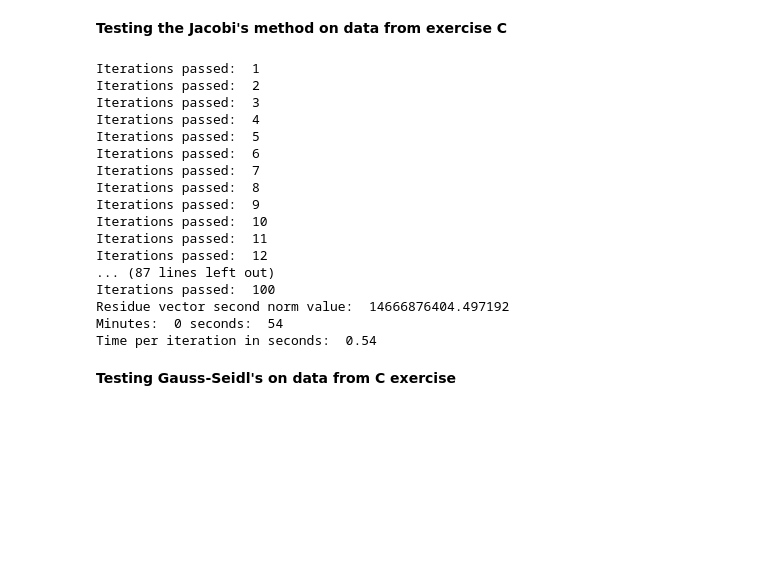
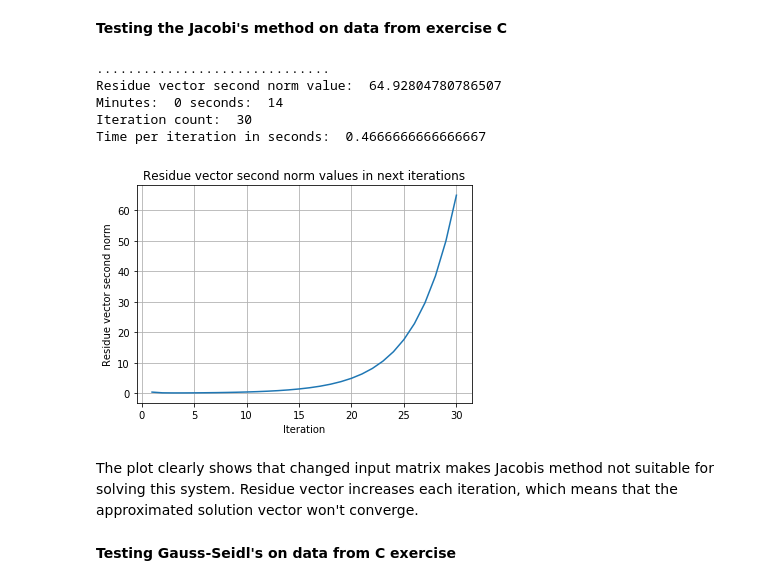
Before and after one commit to Folest/iterative-methods, a Jupyter notebook: notebooks/EquationSolvers.ipynb, the cells around one changed output. Saved outputs shown, nothing was run; the diff lists cells and outputs as text; code cells hidden in the pictures; blank space fills up the shorter version.

Commit message:
Finished. Only comments left.

```diff
--- a/notebooks/EquationSolvers.ipynb
+++ b/notebooks/EquationSolvers.ipynb
@@ -241,36 +218,40 @@ def init_c_exercise():
 # %%
 init_c_exercise()
 generate_equation_system()
 tic()
 
 i = 0
 residue_vector_norm = calculate_residue_vector_norm(A, x, B)
+next_norm_values = []
 while residue_vector_norm > epsilon and i < iter_limit:
-    i += 1
     x = jacobis_next_iteration(A, B, x)
     residue_vector_norm = calculate_residue_vector_norm(A, x, B)
-    print("Iterations passed: ", i)
+    next_norm_values.append(residue_vector_norm)
+    i += 1
+    print(".", end="")
 
 # Printing details about this method time, iteration count etc.
 print_details(A, B, x, i, toc())
+
+# Plotting the value of residue vector norm
+fig, ax = plt.subplots()
+ax.plot(range(1, i + 1), next_norm_values)
+
+ax.set(xlabel='Iteration', ylabel='Residue vector second norm',
+       title='Residue vector second norm values in next iterations')
+ax.grid()
+plt.show()
 # %% [output]
-Iterations passed:  1
-Iterations passed:  2
-Iterations passed:  3
-Iterations passed:  4
-Iterations passed:  5
-Iterations passed:  6
-Iterations passed:  7
-Iterations passed:  8
-Iterations passed:  9
-Iterations passed:  10
-Iterations passed:  11
-Iterations passed:  12
-... (87 lines left out)
-Iterations passed:  100
-Residue vector second norm value:  14666876404.497192
-Minutes:  0 seconds:  54
-Time per iteration in seconds:  0.54
+..............................
+Residue vector second norm value:  64.92804780786507
+Minutes:  0 seconds:  14
+Iteration count:  30
+Time per iteration in seconds:  0.4666666666666667
+[figure, added]
+# %% [markdown]
+The plot clearly shows that changed input matrix makes Jacobis method not suitable for solving
+this system. Residue vector increases each iteration, which means that the approximated
+solution vector won't converge.
 # %% [markdown]
 **Testing Gauss-Seidl's on data from C exercise**
 # %%
```
Also changed, not shown: parts of 17 cells of this notebook.
